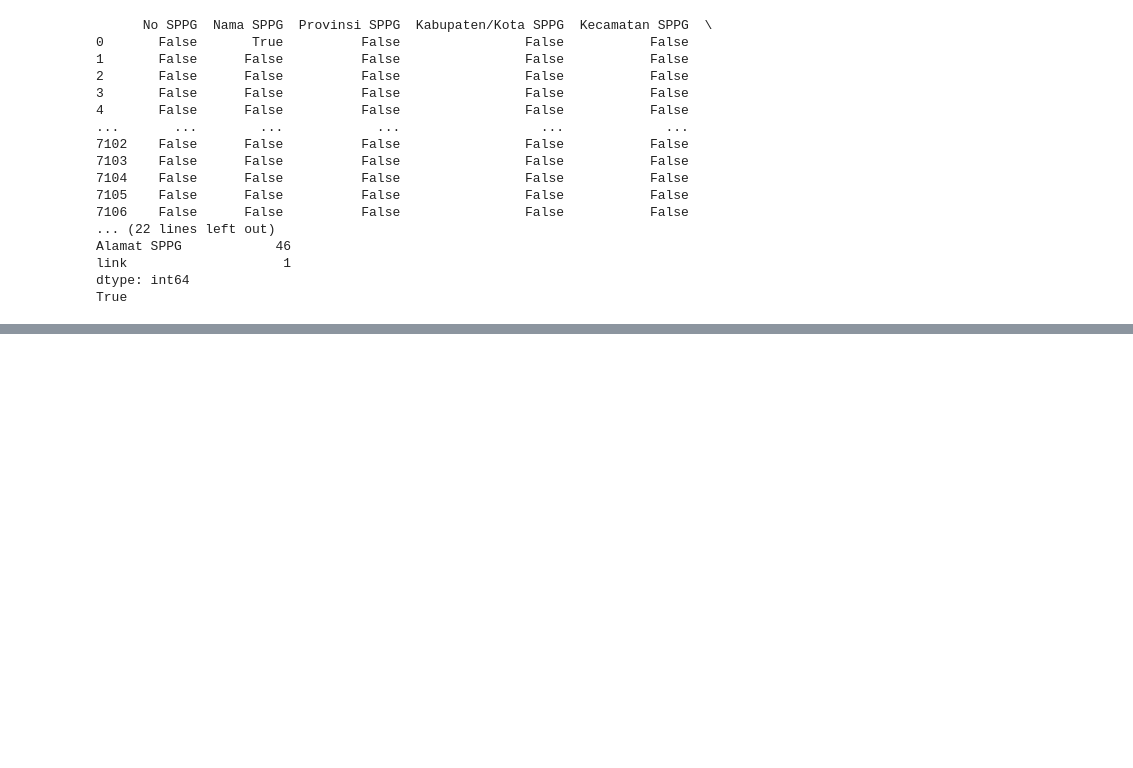
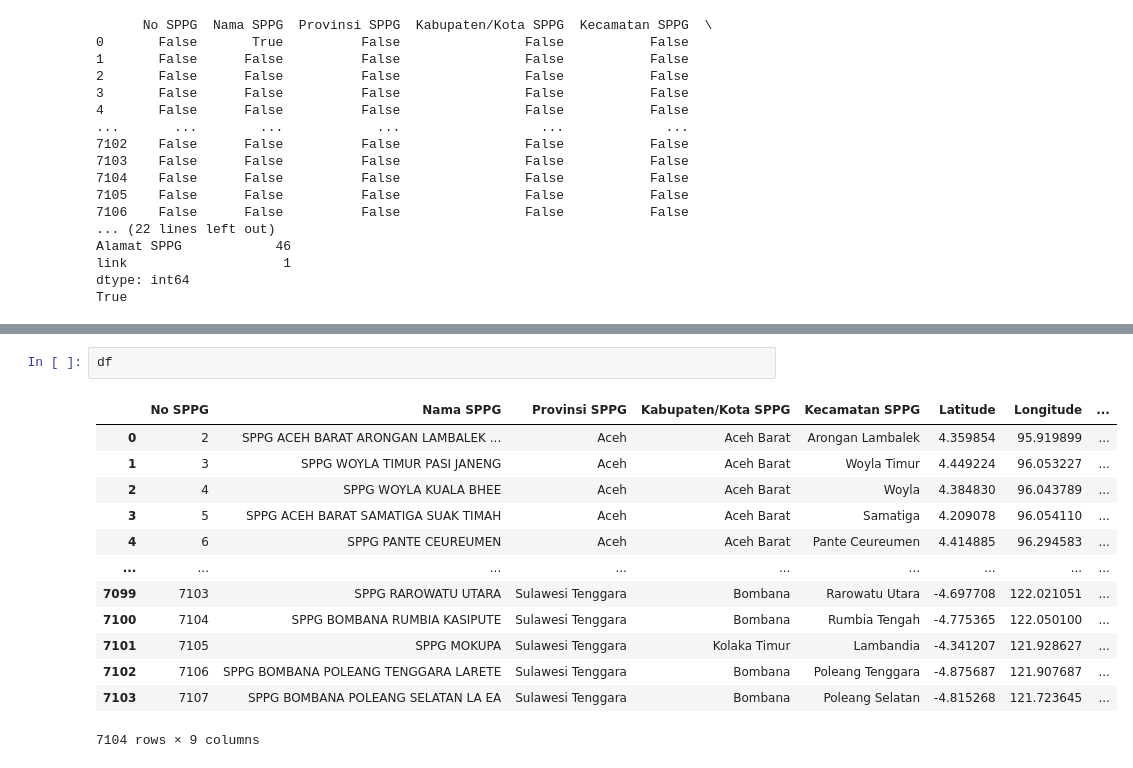
Before and after one commit to makinoharuy/cleansing_mapid, a Jupyter notebook: mapid_cleansingdata/cleansing_data.ipynb, the cells around one changed output, grey strips where cells are left out. Cells and saved outputs as stored; diff of their text form; blank space fills up the shorter version.

```diff
--- a/mapid_cleansingdata/cleansing_data.ipynb
+++ b/mapid_cleansingdata/cleansing_data.ipynb
@@ -126,0 +288,16 @@ AttributeError: 'str' object has no attribute 'sub'
+# %%
+df
+# %% [output]
+|  | No SPPG | Nama SPPG | Provinsi SPPG | Kabupaten/Kota SPPG | Kecamatan SPPG | Latitude | Longitude | ... |
+| 0 | 2 | SPPG ACEH BARAT ARONGAN LAMBALEK ... | Aceh | Aceh Barat | Arongan Lambalek | 4.359854 | 95.919899 | ... |
+| 1 | 3 | SPPG WOYLA TIMUR PASI JANENG | Aceh | Aceh Barat | Woyla Timur | 4.449224 | 96.053227 | ... |
+| 2 | 4 | SPPG WOYLA KUALA BHEE | Aceh | Aceh Barat | Woyla | 4.384830 | 96.043789 | ... |
+| 3 | 5 | SPPG ACEH BARAT SAMATIGA SUAK TIMAH | Aceh | Aceh Barat | Samatiga | 4.209078 | 96.054110 | ... |
+| 4 | 6 | SPPG PANTE CEUREUMEN | Aceh | Aceh Barat | Pante Ceureumen | 4.414885 | 96.294583 | ... |
+| ... | ... | ... | ... | ... | ... | ... | ... | ... |
+| 7099 | 7103 | SPPG RAROWATU UTARA | Sulawesi Tenggara | Bombana | Rarowatu Utara | -4.697708 | 122.021051 | ... |
+| 7100 | 7104 | SPPG BOMBANA RUMBIA KASIPUTE | Sulawesi Tenggara | Bombana | Rumbia Tengah | -4.775365 | 122.050100 | ... |
+| 7101 | 7105 | SPPG MOKUPA | Sulawesi Tenggara | Kolaka Timur | Lambandia | -4.341207 | 121.928627 | ... |
+| 7102 | 7106 | SPPG BOMBANA POLEANG TENGGARA LARETE | Sulawesi Tenggara | Bombana | Poleang Tenggara | -4.875687 | 121.907687 | ... |
+| 7103 | 7107 | SPPG BOMBANA POLEANG SELATAN LA EA | Sulawesi Tenggara | Bombana | Poleang Selatan | -4.815268 | 121.723645 | ... |
+7104 rows × 9 columns
```
Also changed, not shown: parts of 6 cells of this notebook, 2 other files.
